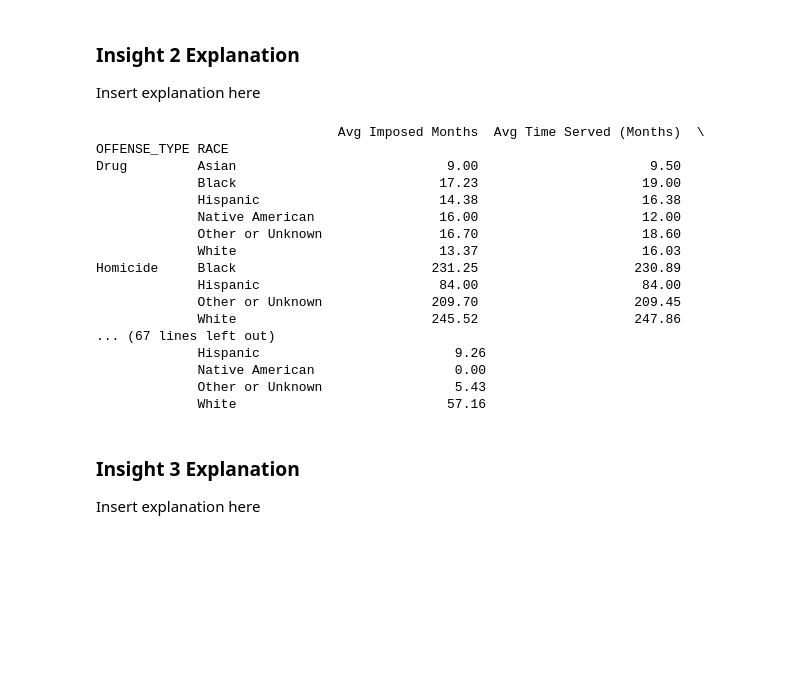
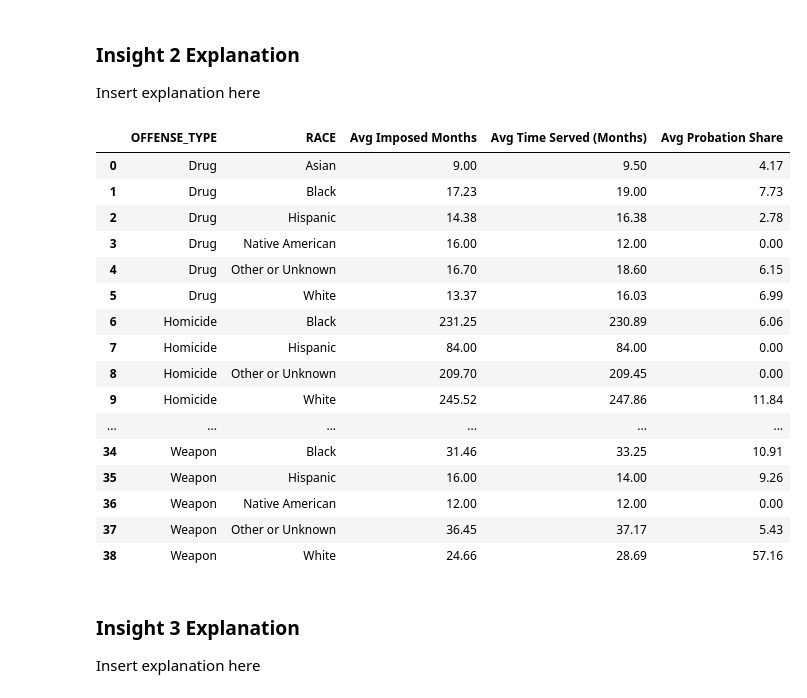
Before and after one commit to luke-puttnam/Phase-III, a Jupyter notebook: Phase III.ipynb, the cells around one changed output. Saved outputs shown, nothing was run; the diff lists cells and outputs as text; code cells hidden in the pictures; blank space fills up the shorter version.

```diff
--- a/Phase III.ipynb
+++ b/Phase III.ipynb
@@ -294,45 +346,45 @@ Insert explanation here
 # %%
 def insight3():
     df = pd.read_csv('felony_dc_clean.csv')
     df.dropna(subset = ['SENTENCE_IMPOSED_MONTHS', 'SENTENCE_SUSPENDED_MONTHS', 'SENTENCE_TO_SERVE_MONTHS', 'SENTENCE_PROBATION_MONTHS'],
               inplace = True)
     df['TOTAL_TIME_SERVED'] = df['SENTENCE_TO_SERVE_MONTHS'].astype(int) + df['SENTENCE_PROBATION_MONTHS'].astype(int)
     df['Percent Probation'] = np.where(df['SENTENCE_PROBATION_MONTHS'].astype(int) != 0,
                                        100 * (df['SENTENCE_TO_SERVE_MONTHS'].astype(int)/df['SENTENCE_PROBATION_MONTHS'].astype(int)),
                                        0)
     group = df.groupby(['OFFENSE_TYPE', 'RACE']).agg(
         avg_imposed_months = ('SENTENCE_IMPOSED_MONTHS', 'mean'),
         avg_time_served = ('TOTAL_TIME_SERVED', 'mean'),
         percent_probation = ('Percent Probation', 'mean')
     )
     group = group.rename(columns={
         'avg_imposed_months': 'Avg Imposed Months',
         'avg_time_served': 'Avg Time Served (Months)',
         'percent_probation': 'Avg Probation Share'
-    })
+    }).reset_index()
     group = group.round(2)
-    print(group)
+    return group
 
 ############ Function Call ############
 insight3()
 # %% [output]
-                               Avg Imposed Months  Avg Time Served (Months)  \
-OFFENSE_TYPE RACE
-Drug         Asian                           9.00                      9.50
-             Black                          17.23                     19.00
-             Hispanic                       14.38                     16.38
-             Native American                16.00                     12.00
-             Other or Unknown               16.70                     18.60
-             White                          13.37                     16.03
-Homicide     Black                         231.25                    230.89
-             Hispanic                       84.00                     84.00
-             Other or Unknown              209.70                    209.45
-             White                         245.52                    247.86
-... (67 lines left out)
-             Hispanic                         9.26
-             Native American                  0.00
-             Other or Unknown                 5.43
-             White                           57.16
+|  | OFFENSE_TYPE | RACE | Avg Imposed Months | Avg Time Served (Months) | Avg Probation Share |
+| 0 | Drug | Asian | 9.00 | 9.50 | 4.17 |
+| 1 | Drug | Black | 17.23 | 19.00 | 7.73 |
+| 2 | Drug | Hispanic | 14.38 | 16.38 | 2.78 |
+| 3 | Drug | Native American | 16.00 | 12.00 | 0.00 |
+| 4 | Drug | Other or Unknown | 16.70 | 18.60 | 6.15 |
+| 5 | Drug | White | 13.37 | 16.03 | 6.99 |
+| 6 | Homicide | Black | 231.25 | 230.89 | 6.06 |
+| 7 | Homicide | Hispanic | 84.00 | 84.00 | 0.00 |
+| 8 | Homicide | Other or Unknown | 209.70 | 209.45 | 0.00 |
+| 9 | Homicide | White | 245.52 | 247.86 | 11.84 |
+| ... | ... | ... | ... | ... | ... |
+| 34 | Weapon | Black | 31.46 | 33.25 | 10.91 |
+| 35 | Weapon | Hispanic | 16.00 | 14.00 | 9.26 |
+| 36 | Weapon | Native American | 12.00 | 12.00 | 0.00 |
+| 37 | Weapon | Other or Unknown | 36.45 | 37.17 | 5.43 |
+| 38 | Weapon | White | 24.66 | 28.69 | 57.16 |
 # %% [markdown]
 ### Insight 3 Explanation
 
```
Also changed, not shown: parts of 4 cells of this notebook.
